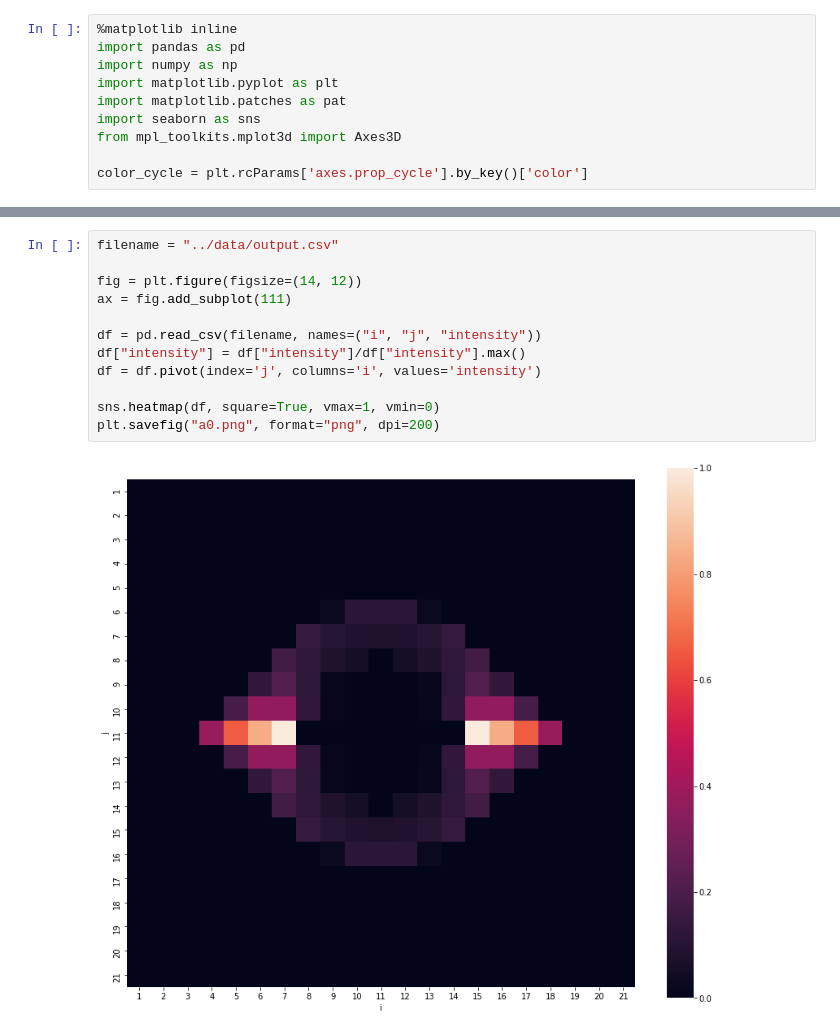
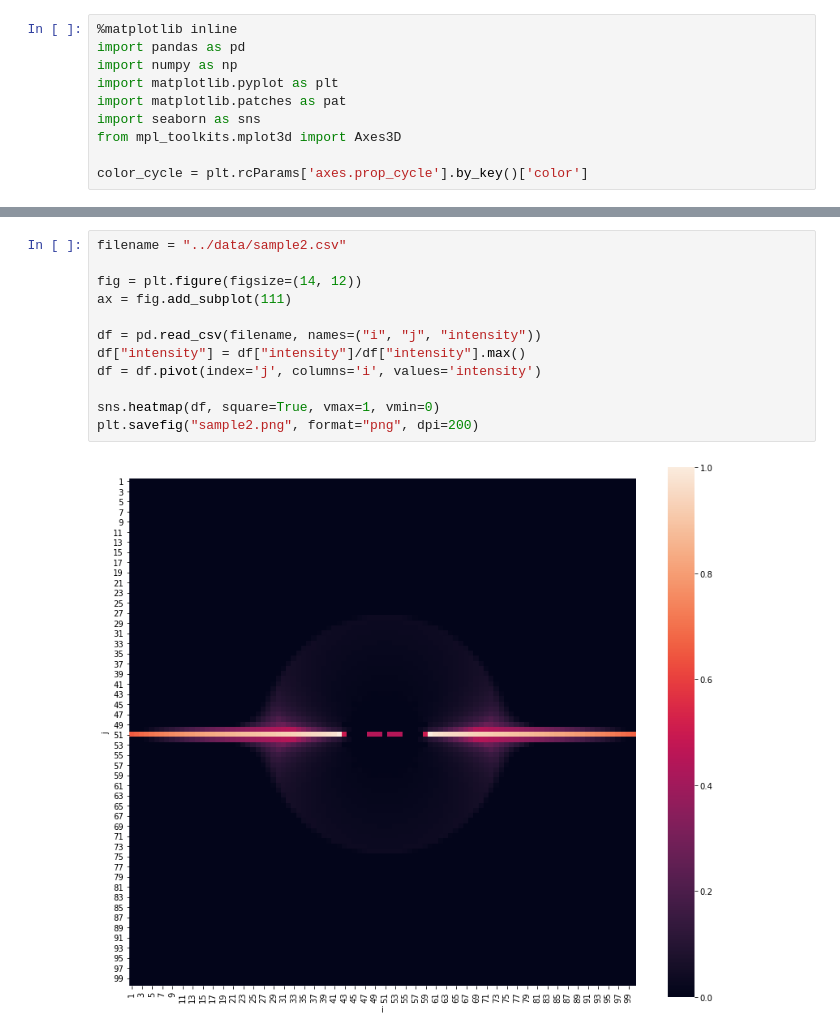
Before and after one commit to kazuki-iwanaga/BlackHoleCamera, a Jupyter notebook: notebooks/BlackHoleCamera.ipynb, the cells around one changed output, grey strips where cells are left out. Saved outputs shown, nothing was run; the diff lists cells and outputs as text.

```diff
--- a/notebooks/BlackHoleCamera.ipynb
+++ b/notebooks/BlackHoleCamera.ipynb
@@ -44,14 +47,14 @@ bh_plt("../data/output12.csv", 0.998)
 # %%
-filename = "../data/output.csv"
+filename = "../data/sample2.csv"
 
 fig = plt.figure(figsize=(14, 12))
 ax = fig.add_subplot(111)
 
 df = pd.read_csv(filename, names=("i", "j", "intensity"))
 df["intensity"] = df["intensity"]/df["intensity"].max()
 df = df.pivot(index='j', columns='i', values='intensity')
 
 sns.heatmap(df, square=True, vmax=1, vmin=0)
-plt.savefig("a0.png", format="png", dpi=200)
+plt.savefig("sample2.png", format="png", dpi=200)
 # %% [output]
-[figure, old version]
+[figure, new version]
```
Also changed, not shown: parts of 1 cell of this notebook, 1 other file.
